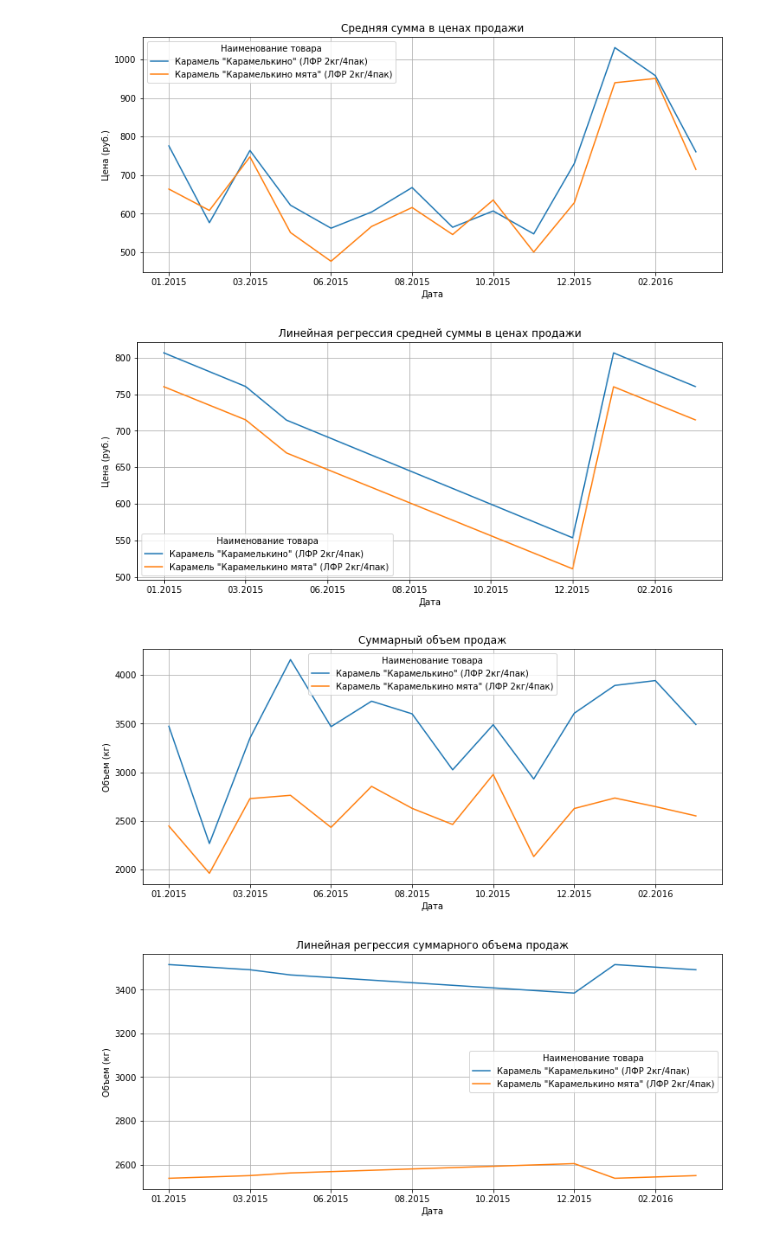
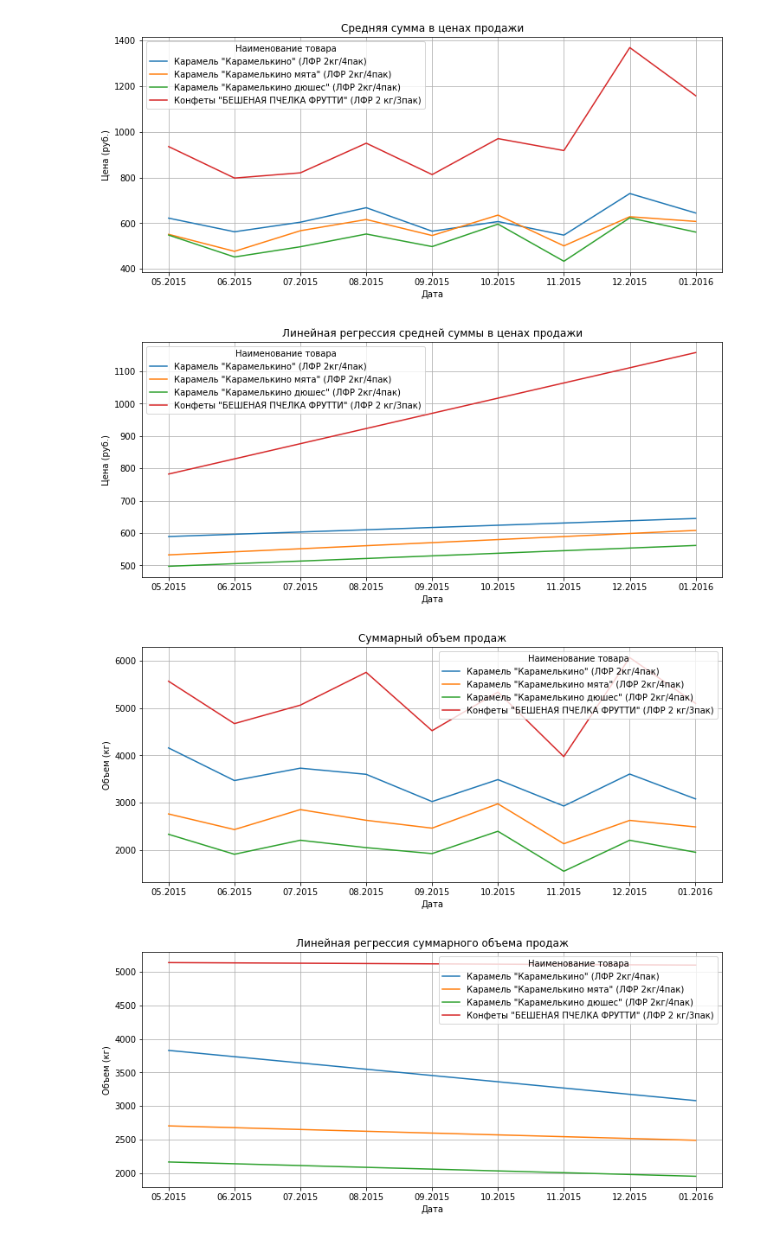
Before and after one commit to phSHARP/hackaton-viz, a Jupyter notebook: viz.ipynb, the cells around one changed output. Drawn from its saved outputs; the diff is of its cells as text; code cells hidden in the pictures.

Commit message:
minor bugfixes
Added NaN values drop;
Fixed the output month calculation;
Added 2 products to the example (for demonstration of NaN values drop purposes)

```diff
--- a/viz.ipynb
+++ b/viz.ipynb
@@ -15,7 +15,7 @@ def show_plot(df, title='Graph', xlabel='x', ylabel='y', fname='graph'):
     fig.savefig(f'{fname}.jpg')
 
 # ====================================================== CONST =====================================================
-product_names = ['Карамель "Карамелькино" (ЛФР 2кг/4пак)', 'Карамель "Карамелькино мята" (ЛФР 2кг/4пак)']
+product_names = ['Карамель "Карамелькино" (ЛФР 2кг/4пак)', 'Карамель "Карамелькино мята" (ЛФР 2кг/4пак)', 'Карамель "Карамелькино дюшес" (ЛФР 2кг/4пак)', 'Конфеты "БЕШЕНАЯ ПЧЕЛКА ФРУТТИ" (ЛФР 2 кг/3пак)']
 train_years = [2015, 2016]
 calculate_year = 2016
 
@@ -28,8 +28,8 @@ df_prices = df.pivot_table('Сумма в ценах продажи', index=['Г
 df_volume = df.pivot_table('Продажи в кг', index=['Год', 'Месяц'], columns='Наименование товара', aggfunc=np.sum)
 
 # Drop products that will not be used for graphs/calculations
-df_prices = df_prices[product_names]
-df_volume = df_volume[product_names]
+df_prices = df_prices[product_names].dropna()
+df_volume = df_volume[product_names].dropna()
 
 # ======= Calculate next month of the year =======
 # Create model
@@ -53,35 +53,35 @@ for product_name in product_names:
     prices_y_predicts = np.append(prices_y_predicts, [prices_y_predict], axis=0)
     prices_next_month_predicts = np.append(prices_next_month_predicts, prices_y_predict[len(prices_y_predict) - 1])
     # Volume prediction
     volume_y_train = df_volume[product_name].values
     model.fit(x_train, volume_y_train)
     volume_y_predict = model.predict(x_predict)
     volume_y_predicts = np.append(volume_y_predicts, [volume_y_predict], axis=0)
     volume_next_month_predicts = np.append(volume_next_month_predicts, volume_y_predict[len(volume_y_predict) - 1])
 
 # Create index for next month
-next_month_idx = pd.MultiIndex.from_arrays([[calculate_year], [x_predict.flatten()[len(x_predict) - 1]]], names=['Год', 'Месяц'])
+next_month_idx = pd.MultiIndex.from_arrays([[calculate_year], [x_predict.flatten()[len(x_predict) - 1] % 12]], names=['Год', 'Месяц'])
 
 # Append dataframes with new predictions
 df_prices = df_prices.append(pd.DataFrame([prices_next_month_predicts], index=next_month_idx, columns=df_prices.columns))
 df_volume = df_volume.append(pd.DataFrame([volume_next_month_predicts], index=next_month_idx, columns=df_volume.columns))
 # ================================================
 
 # Save data
 df_prices.to_excel('output_prices.xlsx')
 df_volume.to_excel('output_volume.xlsx')
 
 # Create linear regression dataframes
 df_prices_predicts = pd.DataFrame(prices_y_predicts.transpose(), index=df_prices.index, columns=df_prices.columns)
 df_volume_predicts = pd.DataFrame(volume_y_predicts.transpose(), index=df_volume.index, columns=df_volume.columns)
 
 # Show graphs
 show_plot(df_prices, 'Средняя сумма в ценах продажи', 'Дата', 'Цена (руб.)', 'output_price')
 show_plot(df_prices_predicts, 'Линейная регрессия средней суммы в ценах продажи', 'Дата', 'Цена (руб.)', 'output_price_predicts')
 show_plot(df_volume, 'Суммарный объем продаж', 'Дата', 'Объем (кг)', 'output_volume')
 show_plot(df_volume_predicts, 'Линейная регрессия cуммарного объема продаж', 'Дата', 'Объем (кг)', 'output_volume_predicts')
 # %% [output]
-[figure, old version]
+[figure, new version]
-[figure, old version]
+[figure, new version]
-[figure, old version]
+[figure, new version]
-[figure, old version]
+[figure, new version]
```
Also changed, not shown: 10 other files.
